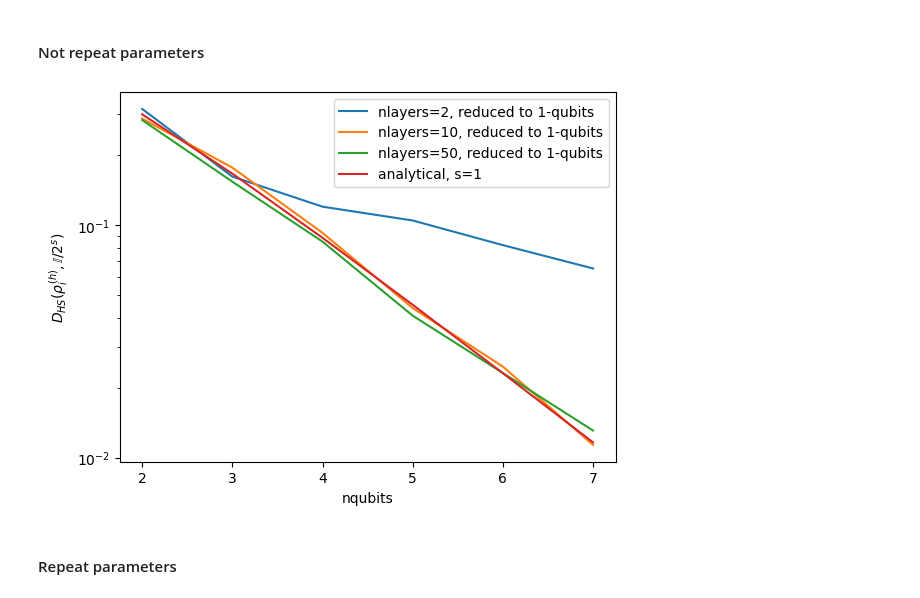
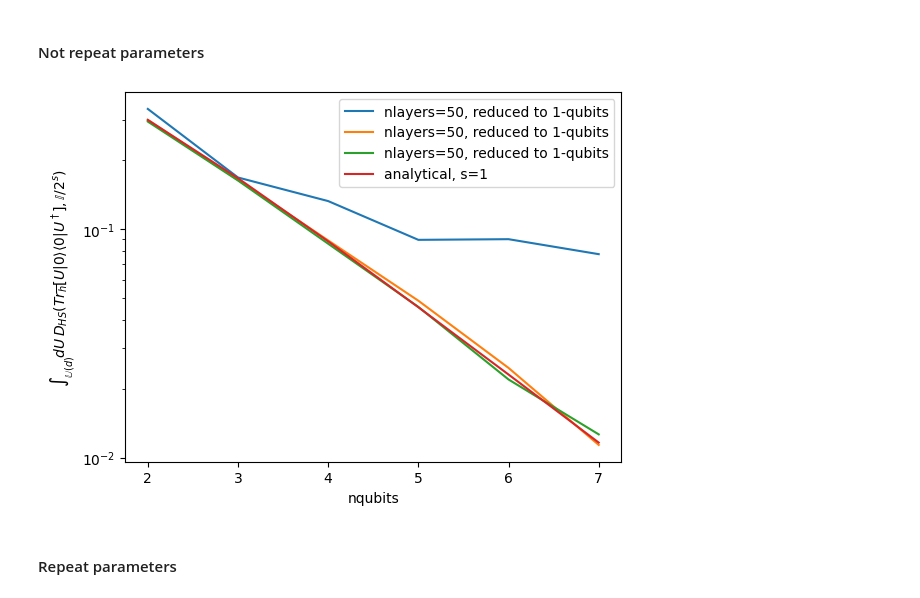
Before and after one commit to kkensuke/encoding-induced_barren-plateau, a Jupyter notebook: HSD_between_circuit-states_and_MMS.ipynb, the cells around one changed output. Drawn from its saved outputs; the diff is of its cells as text; code cells hidden in the pictures.

```diff
--- a/HSD_between_circuit-states_and_MMS.ipynb
+++ b/HSD_between_circuit-states_and_MMS.ipynb
@@ -98,16 +99,43 @@ def plot_hsd(nqubits_list, nlayers_list, s, params, repeat_params, nsamples):
 # %% [markdown]
 #### Not repeat parameters
 # %%
-nsamples = 10**2
+nsamples = 10**3
 nqubits_list = np.arange(2, 8)
 nlayers_list = [2,10,50]
 s = 1
 params = None
 repeat_params = False
 
-plot_hsd(nqubits_list, nlayers_list, s, params, repeat_params, nsamples)
+int_hs_distance_each_nlayers = []
+for nlayers in nlayers_list:
+    int_hs_distance_each_nqubits = []
+    for nqubits in nqubits_list:
+        hsd = HSD(nqubits, nlayers, s, repeat_params)
+        samples = []
+        for _ in range(nsamples):
+            samples.append(hsd.HSD_from_MMS(params))
+        mean = np.mean(samples)
+        int_hs_distance_each_nqubits.append(mean)
+    int_hs_distance_each_nlayers.append(int_hs_distance_each_nqubits)
-# %% [output]
-[figure, removed]
+# %%
+l = int_hs_distance_each_nlayers
+path = "results/data/int_hs_distance_each_nlayers.pkl"
+with open(path, "wb") as f:
+    pickle.dump(l, f)
+# %%
+for i in range(len(nlayers_list)):
+    plt.semilogy(nqubits_list, int_hs_distance_each_nlayers[i], label=f'nlayers={nlayers}, reduced to {s}-qubits')
+
+analytical_points = analytical(s, nqubits_list)
+plt.semilogy(nqubits_list, analytical_points, label=f'analytical, s={s}')
+
+plt.xlabel('nqubits')
+#plt.ylabel('$D_{HS} ( \\rho_i^{(h)} , \mathbb{I}/2^s )$')
+plt.ylabel('$\int_{\mathbb{U}_x}dU\,D_{HS}(Tr_{\overline{h}}[U|0\\rangle\langle0| U^\dagger],\mathbb{I}/2^s)$')
+plt.legend()
+plt.show()
+# %% [output]
+[figure, added]
 # %% [markdown]
 #### Repeat parameters
 # %%
```
Also changed, not shown: parts of 9 cells of this notebook, 5 other files.
